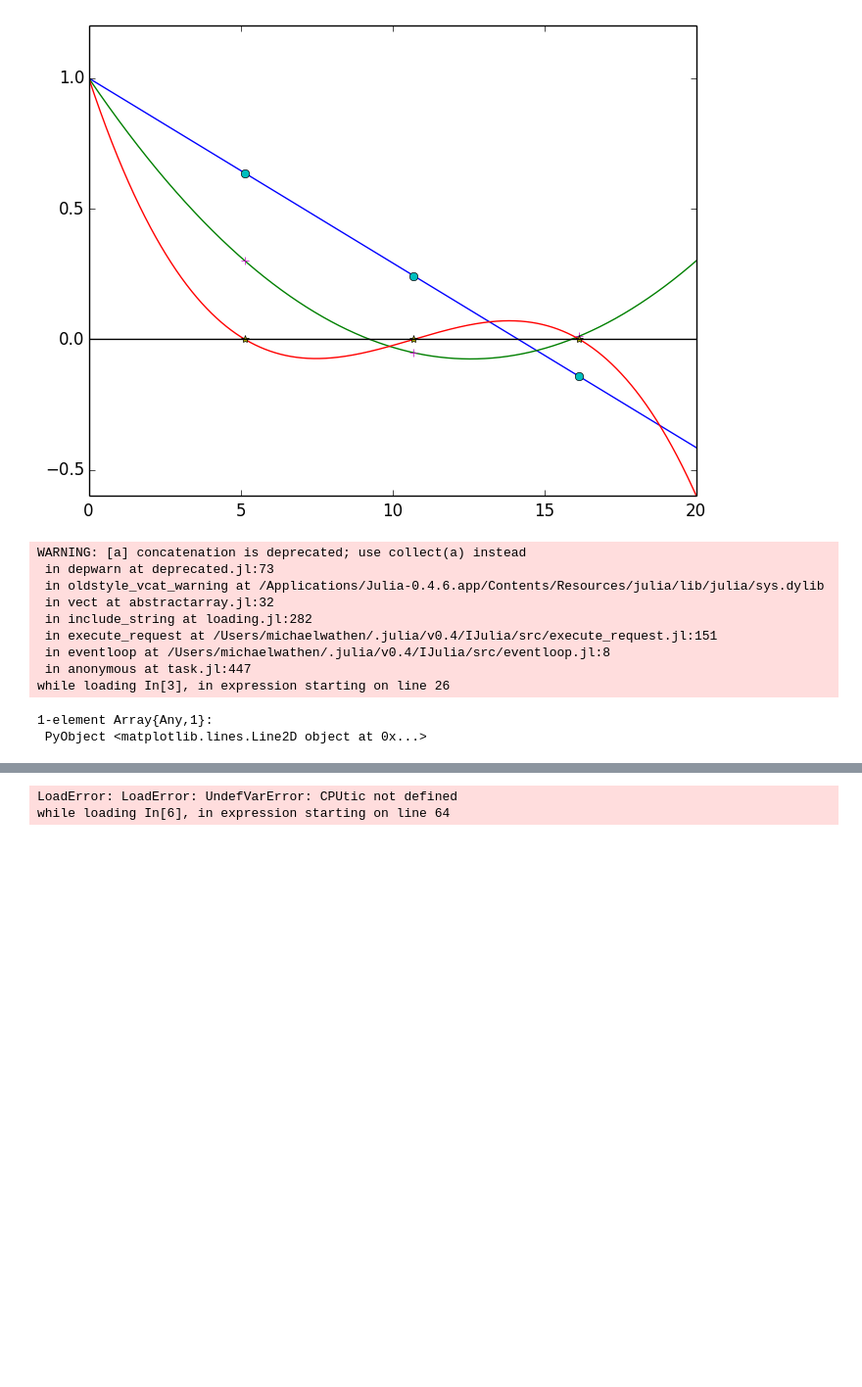
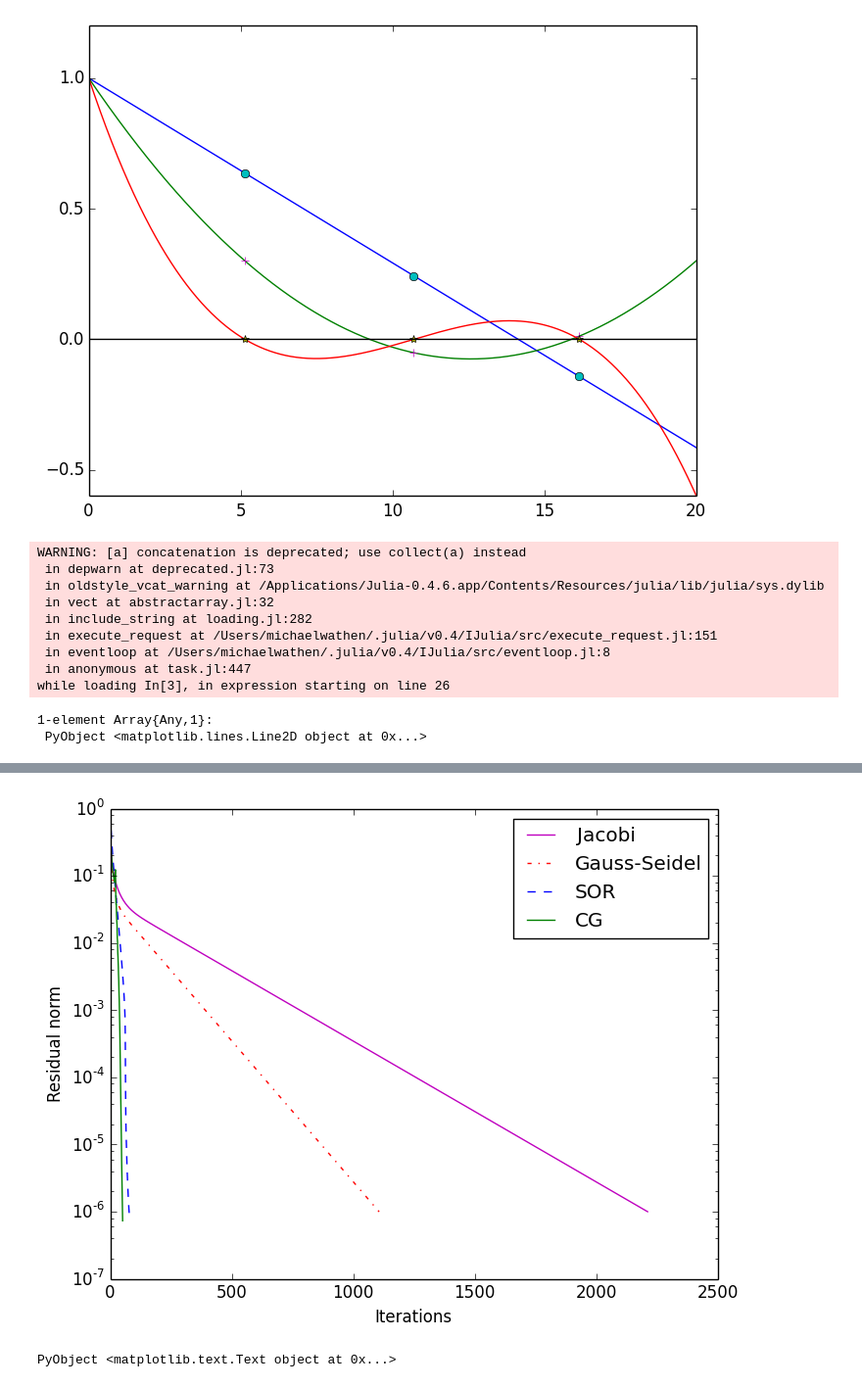
Before and after one commit to MPF-Optimization-Laboratory/cpsc406-T22017, a Jupyter notebook: notebooks/Chapter07.ipynb, the cells around one changed output, grey strips where cells are left out. Shown at 98% size. Saved outputs shown, nothing was run; the diff lists cells and outputs as text; code cells hidden in the pictures; blank space fills up the shorter version.

```diff
--- a/notebooks/Chapter07.ipynb
+++ b/notebooks/Chapter07.ipynb
@@ -282,10 +296,8 @@ while loading In[5], in expression starting on line 119
 function Laplacian(N)
     x1 = ones(N)
     x2 = ones(N-1)
-    D = spdiagm(x1, 0) -  spdiagm(x2, -1, N, N)
-    Ax = D' * D
-    Ay = D' * D
-    return kron(speye(N), Ax) + kron(Ay, speye(N))
+    A = 2*spdiagm(x1, 0) -  spdiagm(x2, -1, N, N) - spdiagm(x2, 1, N, N)
+    return kron(speye(N), A) + kron(A, speye(N))
 end
 
 N = 31;
@@ -328,32 +340,32 @@ xGS = x;
 
 # SOR
 rSOR = []; x = zeros(n); r = b;
 for i=1:10000
     x = x + Eomega \ r;
     r = b - A*x;
     push!(rSOR, norm(r)/norm(b));
     if rSOR[i] < tol
         break
     end
 end
 xSOR = x;
 
 # Conjugate gradient, using Julia's builtin routines
 tic()
 CPUtic();
 xCG,chCG = cg(A,b;tol=tol, maxiter=2000);
 cgtime = toq() - CPUtoq();
 rCG = chCG.residuals/norm(b);
 
 # Plot relative residuals
 figure()
 semilogy(rJ,"m", label="Jacobi")
 semilogy(rGS,"r-.", label="Gauss-Seidel")
 semilogy(rSOR,"--", label="SOR")
 semilogy(rCG, label="CG")
 legend()
 xlabel("Iterations")
 ylabel("Residual norm")
 # %% [output]
+[figure, added]
-LoadError: LoadError: UndefVarError: CPUtic not defined
-while loading In[6], in expression starting on line 64
+PyObject <matplotlib.text.Text object at 0x...>
```
Also changed, not shown: parts of 2 cells of this notebook.
